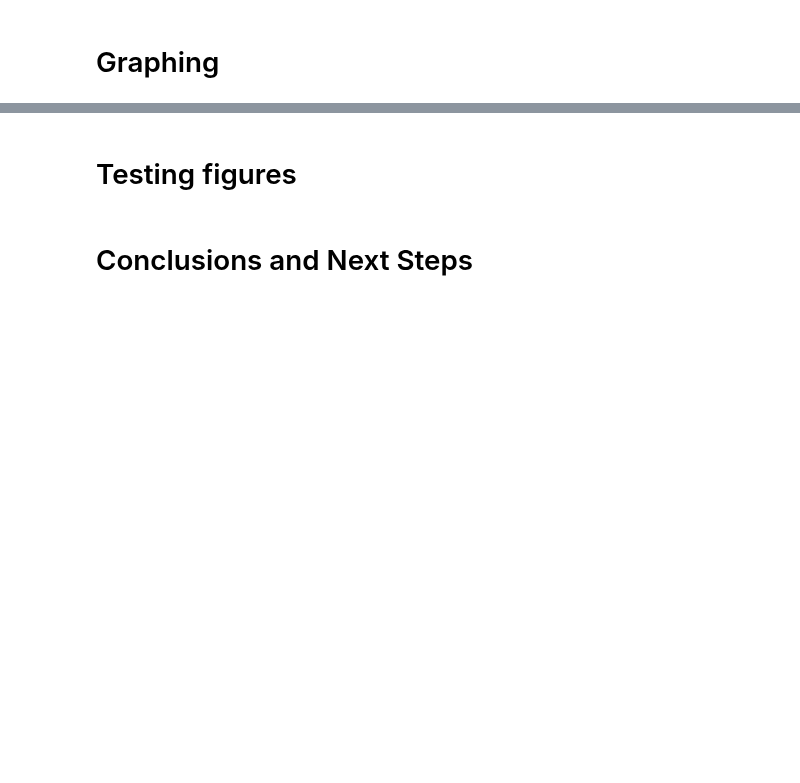
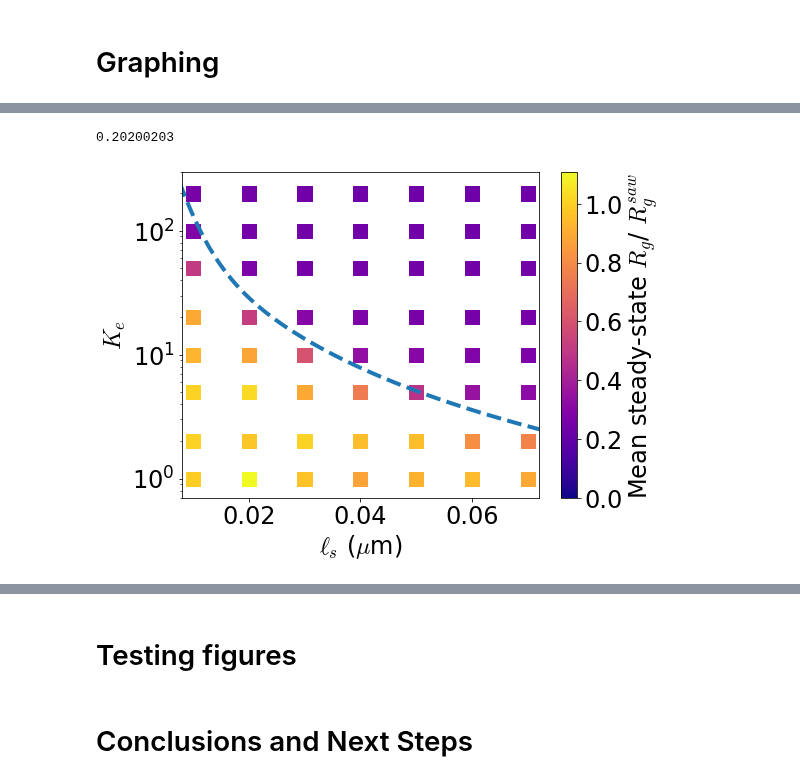
Before and after one commit to palladio11/aLENS_analysis, a Jupyter notebook: notebooks/Cond_char_figs/Fig3.ipynb, the cells around one changed output, grey strips where cells are left out. Drawn from its saved outputs; the diff is of its cells as text; code cells hidden in the pictures; blank space fills up the shorter version.

```diff
--- a/notebooks/Cond_char_figs/Fig3.ipynb
+++ b/notebooks/Cond_char_figs/Fig3.ipynb
@@ -342,0 +364,30 @@ SVC(C=100, coef0=5, degree=4, gamma='auto', kernel='poly')
+# %%
+fig, ax = plt.subplots(1, 1, figsize=(8, 6))
+
+with (Ke_ls_equil_path / 'RunConfig.yaml').open('r') as rcf:
+    run_params = yaml.safe_load(rcf)
+with (Ke_ls_equil_path / 'ProteinConfig.yaml').open('r') as pcf:
+    prot_params = yaml.safe_load(pcf)
+
+n=.0003
+ks = prot_params['proteins'][0]['kappa']
+kbT = float(run_params['KBT'])
+a = ks/(2.*kbT)
+l = np.linspace(0, .08, 100)
+
+Ke = n / (((1. + (2*a*l*l))*np.sqrt(np.pi)*(1. + erf(np.sqrt(a)*l))) /(4.*np.power(a, 1.5)) - (3. * np.exp(-a*l*l)*l)/(2*a))
+_ = ax.plot(l, Ke, linewidth=4, linestyle="dashed")
+
+h5_path = Ke_ls_equil_path / 'analysis/rog_slice_data.h5'
+(p1_val_list, p2_val_list,
+ rog_avg, rog_std) = collapse_rog_phase_diagram(fig, ax, h5_path)
+
+_ = ax.set_yscale('log')
+_ = ax.set_xlim(0.008, .072)
+_ = ax.set_ylim(0.7, 300)
+_ = ax.set_xlabel('$\ell_s$ ($\mu$m)')
+_ = ax.set_ylabel('$K_e$')
+# fig.tight_layout()
+# %% [output]
+0.20200203
+[figure, added]
```
Also changed, not shown: parts of 10 cells of this notebook, 10 other files.
